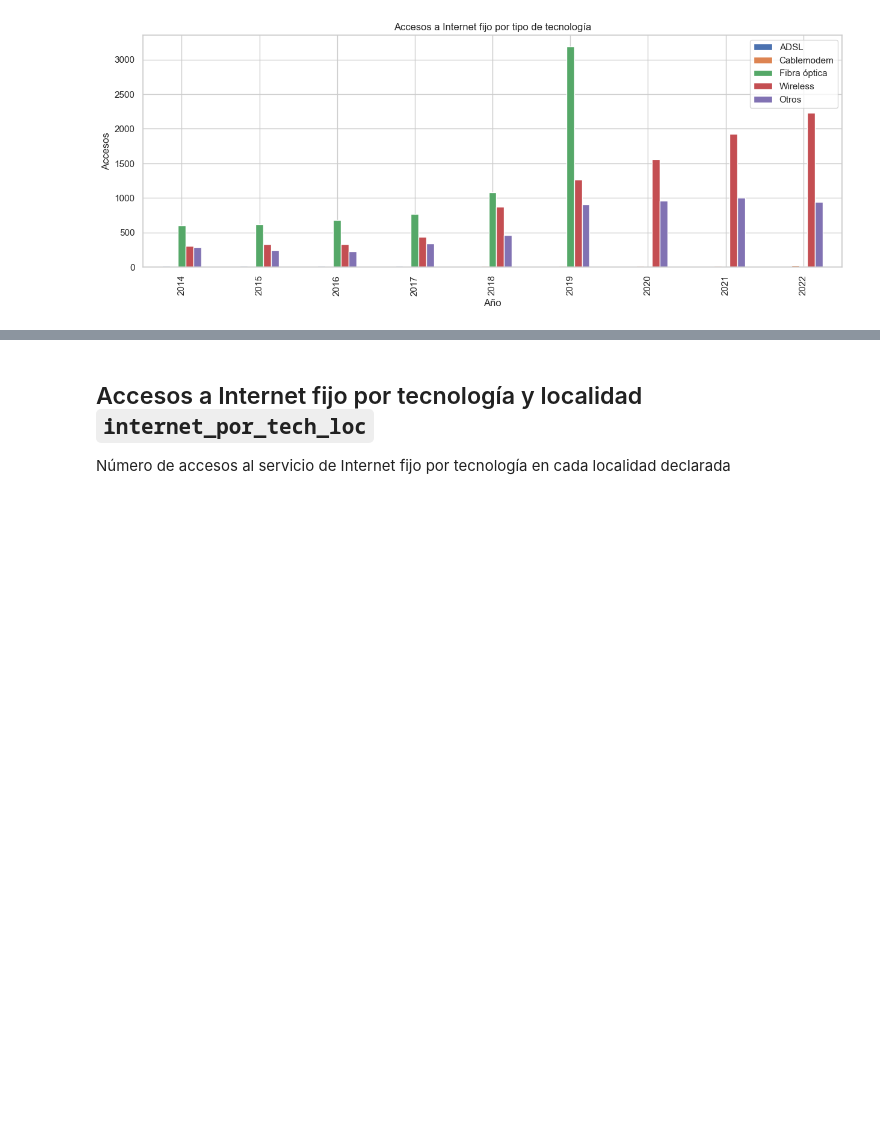
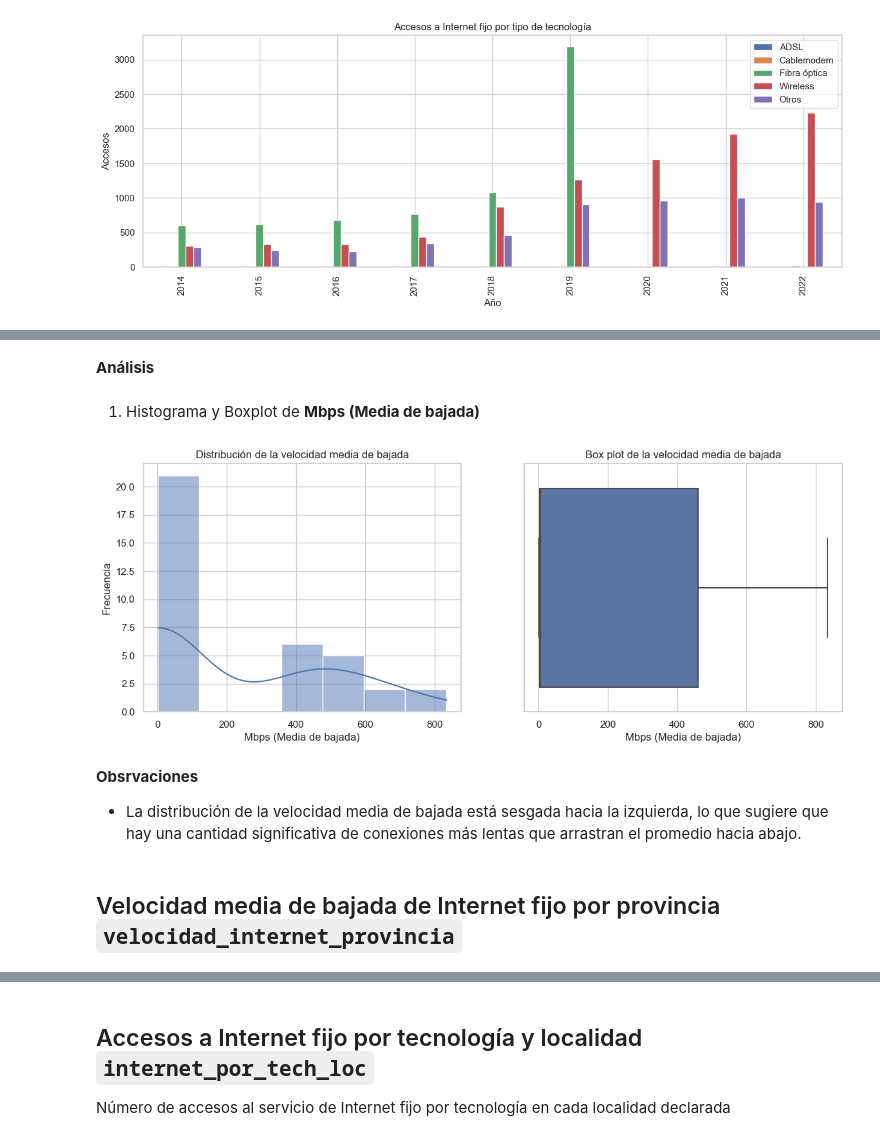
Before and after one commit to PedroLiLL/Telecommunications-Data-Analysis, a Jupyter notebook: EDA.ipynb, the cells around one changed output, grey strips where cells are left out. Drawn from its saved outputs; the diff is of its cells as text; code cells hidden in the pictures; blank space fills up the shorter version.

```diff
--- a/EDA.ipynb
+++ b/EDA.ipynb
@@ -771,0 +1002,3 @@ plt.show()
+# %%
+velocidad_internet = pd.read_csv('../Telecommunications-Data-Analysis/Original datasets/7-historico_velocidad_internet.csv')
+velocidad_internet.head()
@@ -771,0 +1046,27 @@ plt.show()
+# %% [markdown]
+**Análisis**
+# %% [markdown]
+1. Histograma y Boxplot de **Mbps (Media de bajada)**
+# %%
+fig, (ax1, ax2) = plt.subplots(ncols=2, figsize=(14, 5))
+
+# Histograma de 'Mbps (Media de bajada)'
+sns.histplot(data = velocidad_internet, x = 'Mbps (Media de bajada)', kde =  True, ax = ax1)
+ax1.set_title('Distribución de la velocidad media de bajada')
+ax1.set_xlabel('Mbps (Media de bajada)')
+ax1.set_ylabel('Frecuencia')
+
+# Box plot de 'Mbps (Media de bajada)'
+sns.boxplot(data = velocidad_internet, x = 'Mbps (Media de bajada)', ax = ax2)
+ax2.set_title('Box plot de la velocidad media de bajada')
+ax2.set_xlabel('Mbps (Media de bajada)')
+
+plt.show()
+# %% [output]
+[figure, added]
+# %% [markdown]
+**Obsrvaciones**
+
+- La distribución de la velocidad media de bajada está sesgada hacia la izquierda, lo que sugiere que hay una cantidad significativa de conexiones más lentas que arrastran el promedio hacia abajo.
+# %% [markdown]
+## Velocidad media de bajada de Internet fijo por provincia **`velocidad_internet_provincia`**
```
Also changed, not shown: parts of 38 cells of this notebook, 1 other file.
